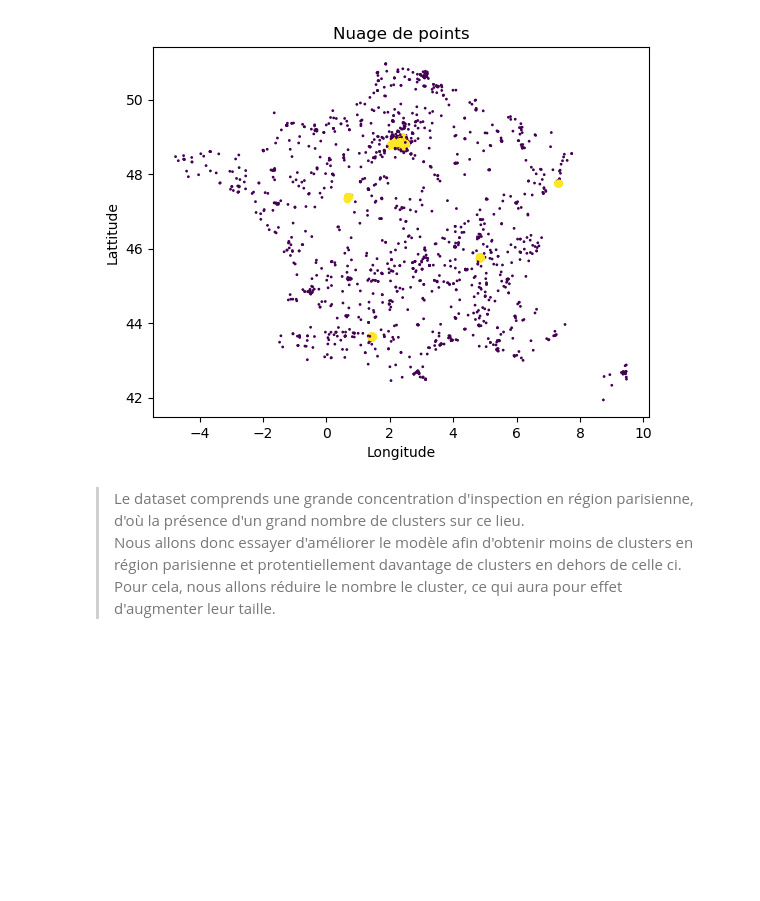
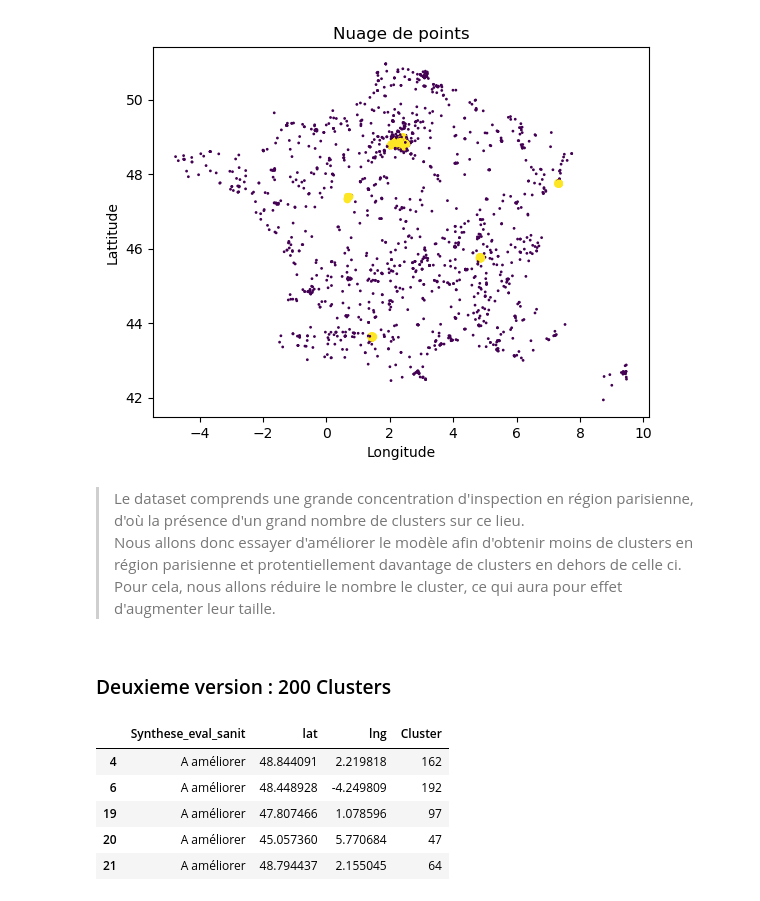
Before and after one commit to NSamper/atelier_datascience_I1, a Jupyter notebook: TD NOTE ALIMCONFIANCE/TB Notebook.ipynb, the cells around one changed output. Saved outputs shown, nothing was run; the diff lists cells and outputs as text; code cells hidden in the pictures; blank space fills up the shorter version.

Commit message:
Version 2

```diff
--- a/TD NOTE ALIMCONFIANCE/TB Notebook.ipynb
+++ b/TD NOTE ALIMCONFIANCE/TB Notebook.ipynb
@@ -203,3 +203,33 @@ plt.show()
 # %% [markdown]
 > Le dataset comprends une grande concentration d'inspection en région parisienne, d'où la présence d'un grand nombre de clusters sur ce lieu.
 <br> Nous allons donc essayer d'améliorer le modèle afin d'obtenir moins de clusters en région parisienne et protentiellement davantage de clusters en dehors de celle ci. Pour cela, nous allons réduire le nombre le cluster, ce qui aura pour effet d'augmenter leur taille.
+# %% [markdown]
+### Deuxieme version : 200 Clusters
+# %%
+# CREATE INITIAL MODEL AND EVALUATE
+
+df_cluster = df.copy()
+
+# COUNT OF CLUSTER WANTED
+k = 200
+
+# CREATE KMEANS MODEL
+kmeans = KMeans(n_clusters=k, n_init="auto")
+
+# FIT UNSUPERVISED MODEL
+kmeans.fit(df_cluster[['lat', 'lng']])
+
+# SAVE LABELS GENERATED BY MODEL
+labels = kmeans.labels_
+
+# ADD LABELS TO THE DATAFRAME
+df_cluster['Cluster'] = labels
+
+df_cluster.head()
+# %% [output]
+|  | Synthese_eval_sanit | lat | lng | Cluster |
+| 4 | A améliorer | 48.844091 | 2.219818 | 162 |
+| 6 | A améliorer | 48.448928 | -4.249809 | 192 |
+| 19 | A améliorer | 47.807466 | 1.078596 | 97 |
+| 20 | A améliorer | 45.057360 | 5.770684 | 47 |
+| 21 | A améliorer | 48.794437 | 2.155045 | 64 |
```
Also changed, not shown: parts of 5 cells of this notebook, 1 other file.
